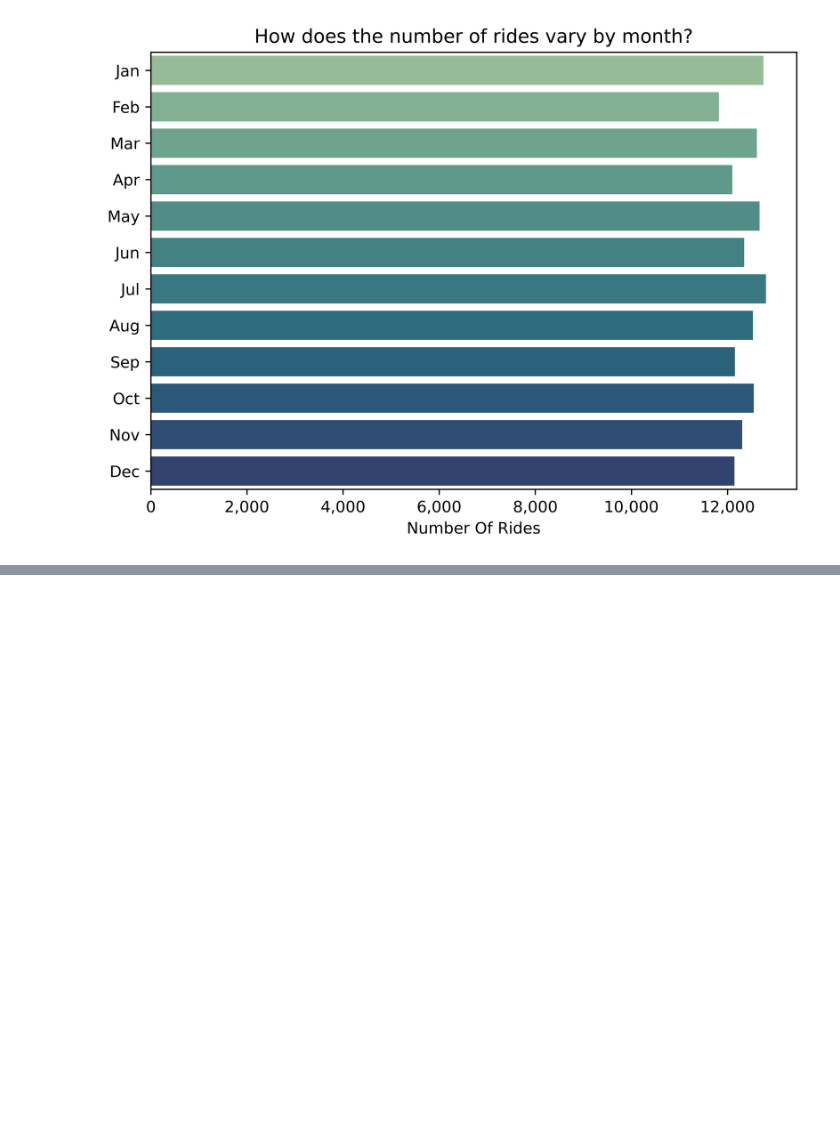
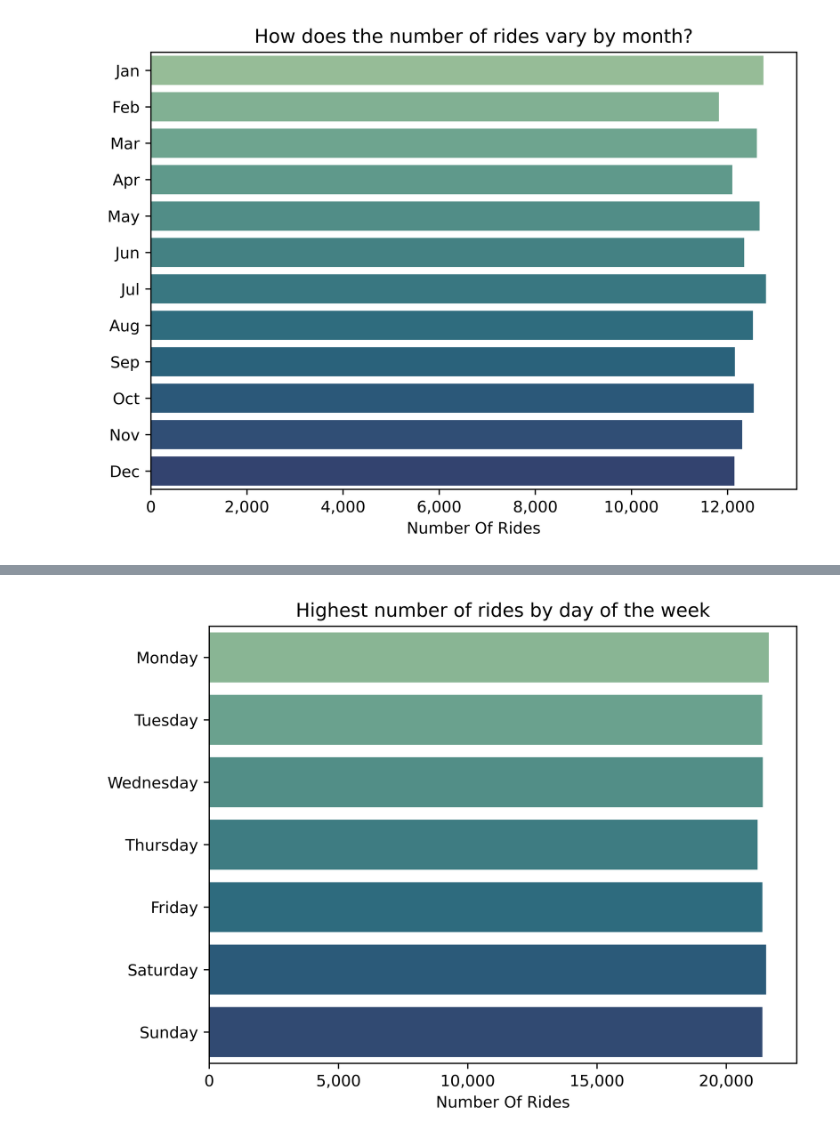
Before and after one commit to iTom72/DA_projects, a Jupyter notebook: uber_data/uber_data.ipynb, the cells around one changed output, grey strips where cells are left out. Drawn from its saved outputs; the diff is of its cells as text; code cells hidden in the pictures; blank space fills up the shorter version.

```diff
--- a/uber_data/uber_data.ipynb
+++ b/uber_data/uber_data.ipynb
@@ -141,0 +140,16 @@ plt.show()
+# %%
+# Which times of day see the highest number of rides?
+csv_plot = csv.copy()
+csv_plot['Day_name'] = csv_plot['Date'].dt.day_name()
+csv_plot['Day_num'] = csv_plot['Date'].dt.day_of_week
+csv_plot = csv_plot.groupby(['Day_name', "Day_num"])["Booking ID"].count().reset_index()
+sns.barplot(data=csv_plot.sort_values("Day_num"), x='Booking ID', y='Day_name', hue='Day_name', palette='crest')
+plt.xlabel('Number Of Rides')
+plt.ylabel('')
+plt.title('Highest number of rides by day of the week')
+plt.gca().xaxis.set_major_formatter(FuncFormatter(lambda x, _: f'{int(x):,}'))
+plt.gca().figure.set_dpi(800)
+plt.tight_layout()
+plt.show()
+# %% [output]
+[figure, added]
```
Also changed, not shown: parts of 4 cells of this notebook.
